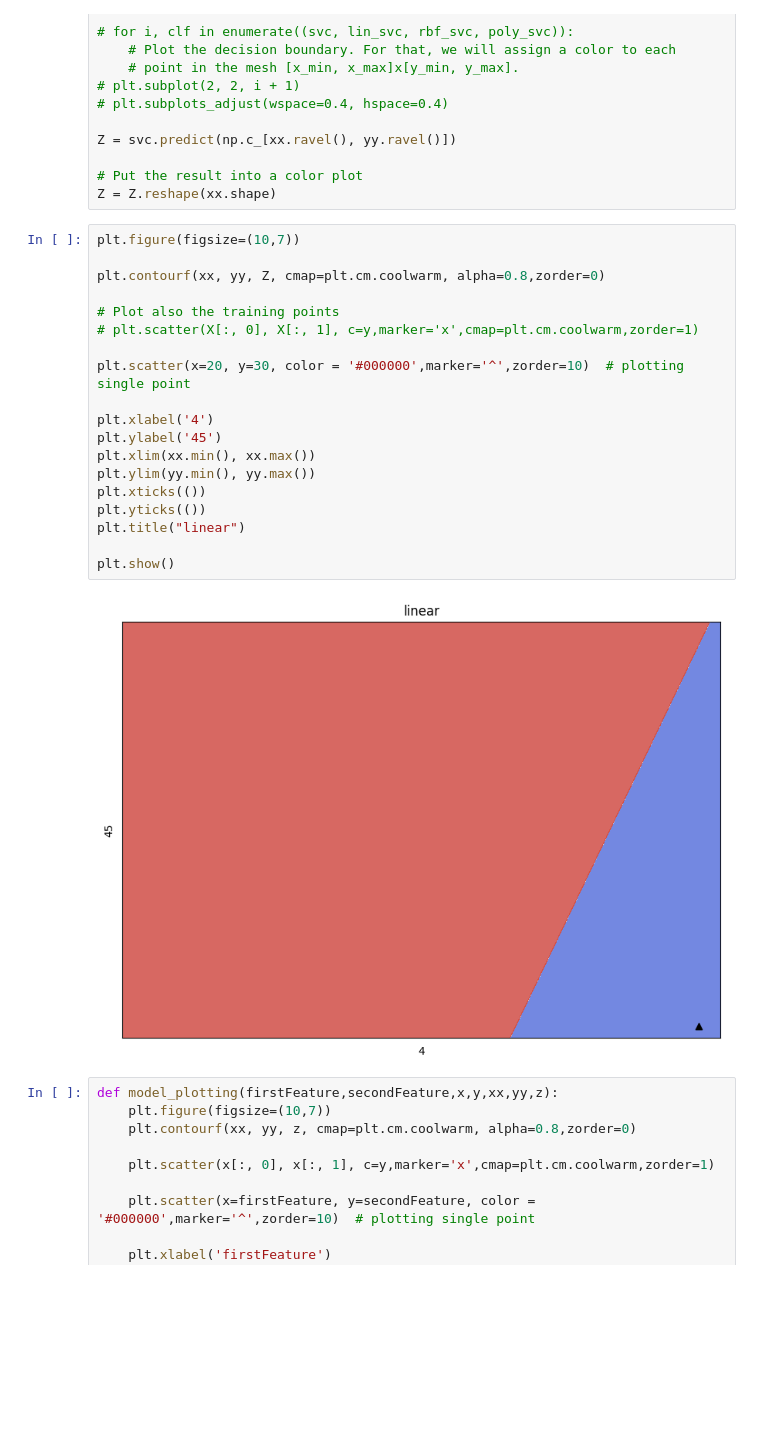
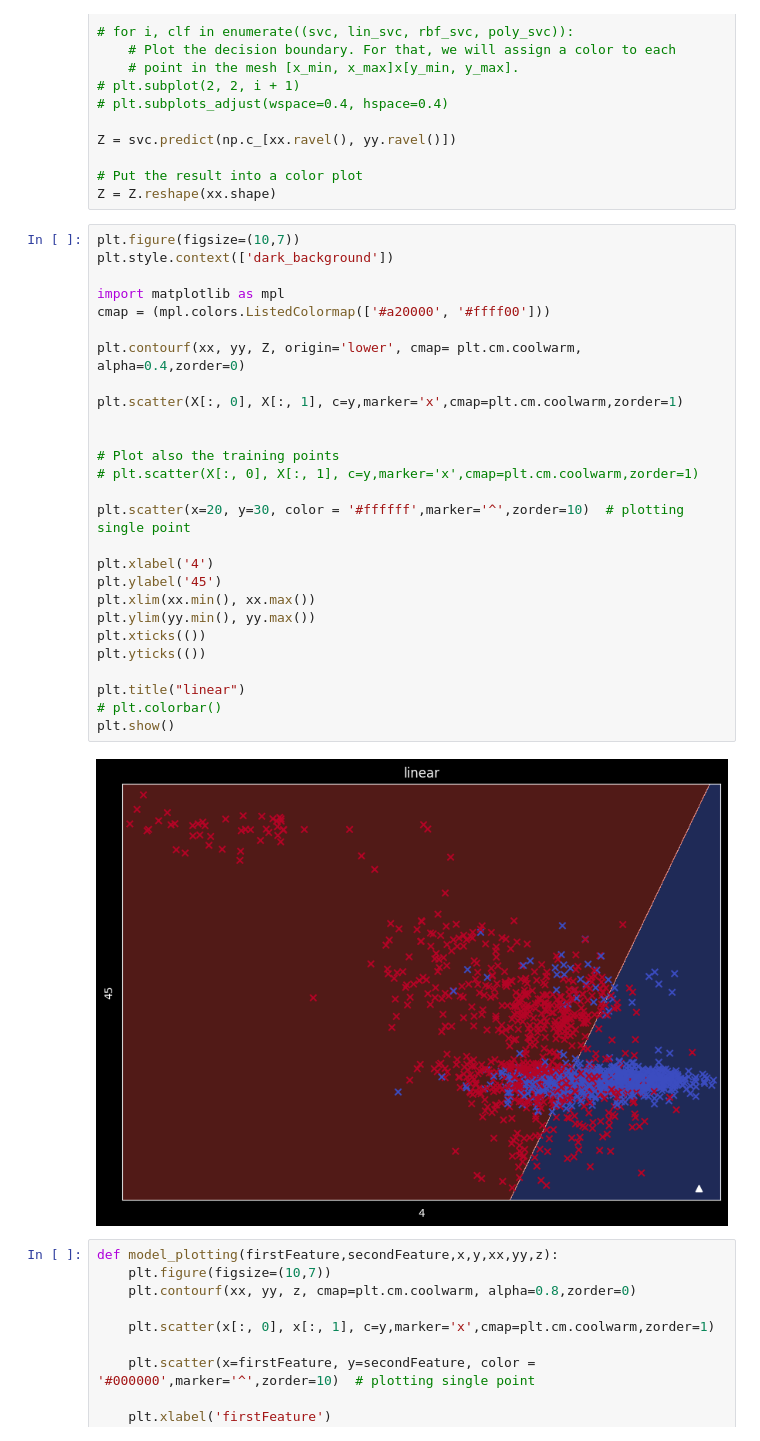
Before and after one commit to omaranwar21/Voice-Fingerprint-Recogintion, a Jupyter notebook: processing/ingroup.ipynb, the cells around one changed output. Cells and saved outputs as stored; diff of their text form; blank space fills up the shorter version.

Commit message:
COLORS

```diff
--- a/processing/ingroup.ipynb
+++ b/processing/ingroup.ipynb
@@ -273,25 +273,33 @@ Z = svc.predict(np.c_[xx.ravel(), yy.ravel()])
 Z = Z.reshape(xx.shape)
 # %%
 plt.figure(figsize=(10,7))
+plt.style.context(['dark_background'])
 
-plt.contourf(xx, yy, Z, cmap=plt.cm.coolwarm, alpha=0.8,zorder=0)
+import matplotlib as mpl
+cmap = (mpl.colors.ListedColormap(['#a20000', '#ffff00']))
+
+plt.contourf(xx, yy, Z, origin='lower', cmap= plt.cm.coolwarm, alpha=0.4,zorder=0)
+
+plt.scatter(X[:, 0], X[:, 1], c=y,marker='x',cmap=plt.cm.coolwarm,zorder=1)
+
 
 # Plot also the training points
 # plt.scatter(X[:, 0], X[:, 1], c=y,marker='x',cmap=plt.cm.coolwarm,zorder=1)
 
-plt.scatter(x=20, y=30, color = '#000000',marker='^',zorder=10)  # plotting single point
+plt.scatter(x=20, y=30, color = '#ffffff',marker='^',zorder=10)  # plotting single point
 
 plt.xlabel('4')
 plt.ylabel('45')
 plt.xlim(xx.min(), xx.max())
 plt.ylim(yy.min(), yy.max())
 plt.xticks(())
 plt.yticks(())
+
 plt.title("linear")
-
+# plt.colorbar()
 plt.show()
 # %% [output]
-[figure, old version]
+[figure, new version]
 # %%
 def model_plotting(firstFeature,secondFeature,x,y,xx,yy,z):
     plt.figure(figsize=(10,7))
```
Also changed, not shown: 1 other file.
